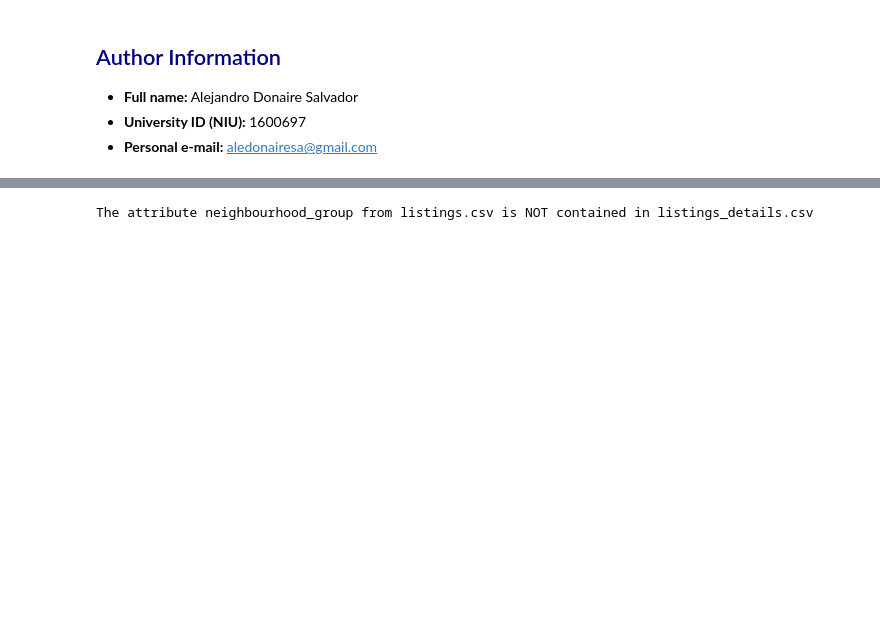
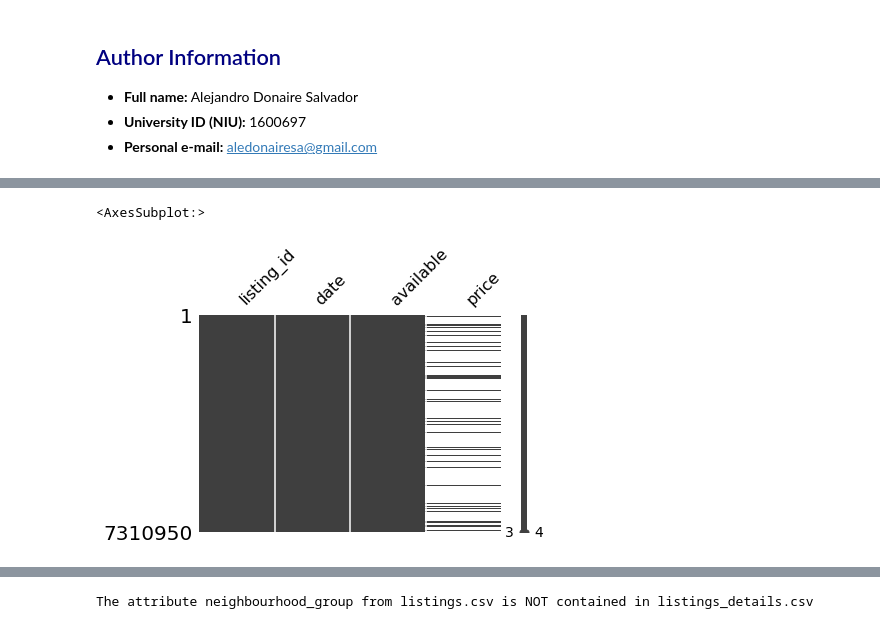
Before and after one commit to Aledonairesa/Kaggle-Dataset-Analysis, a Jupyter notebook: Kaggle Dataset Analysis - Airbnb Amsterdam.ipynb, the cells around one changed output, grey strips where cells are left out. Cells and saved outputs as stored; diff of their text form; code cells hidden in the pictures; blank space fills up the shorter version.

```diff
--- a/Kaggle Dataset Analysis - Airbnb Amsterdam.ipynb
+++ b/Kaggle Dataset Analysis - Airbnb Amsterdam.ipynb
@@ -102,0 +169,5 @@ It has 365 records for each listing (advertisement). It specifies whether the li
+# %%
+msno.matrix(calendar_df, figsize=(6, 4))
+# %% [output]
+<AxesSubplot:>
+[figure, added]
```
Also changed, not shown: parts of 22 cells of this notebook.
